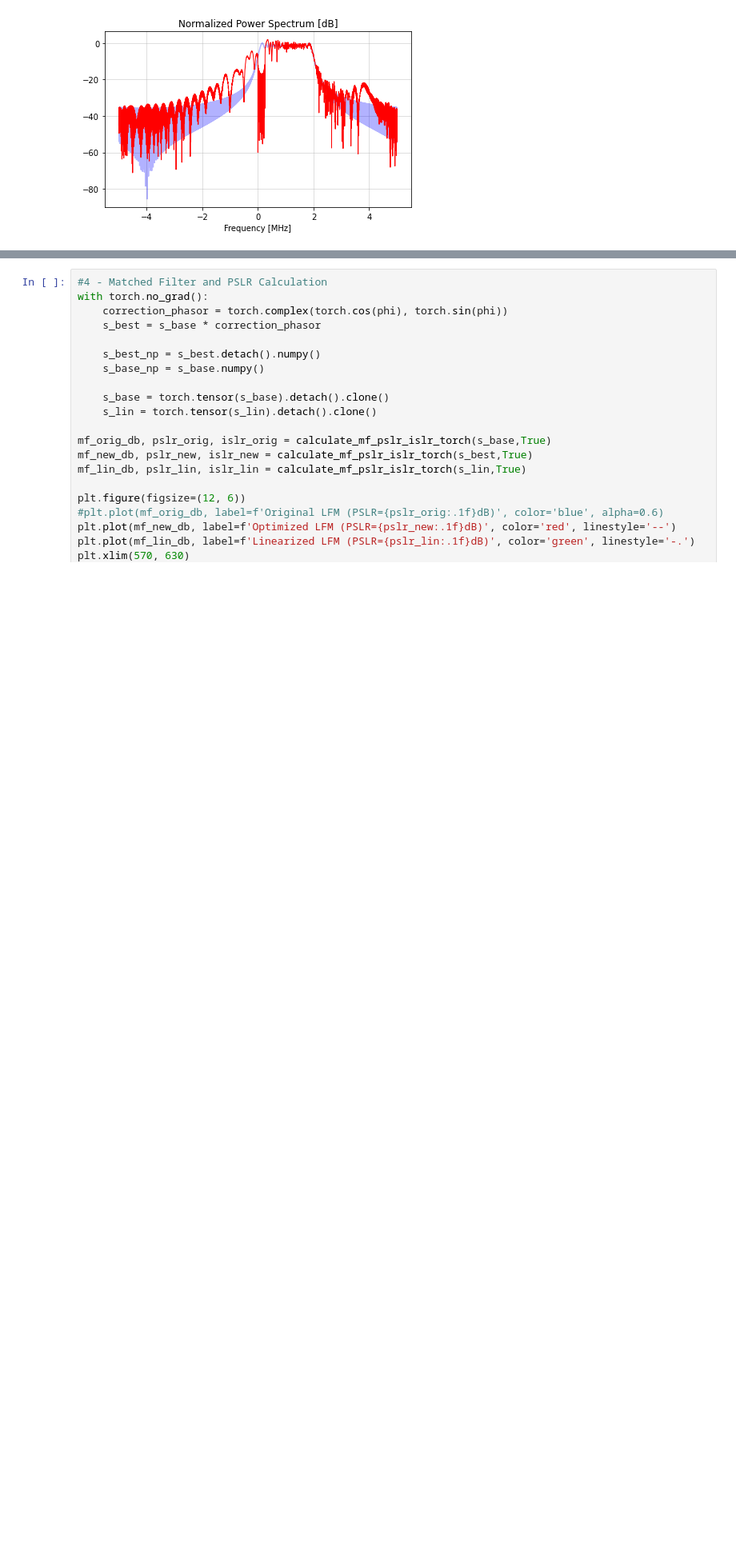
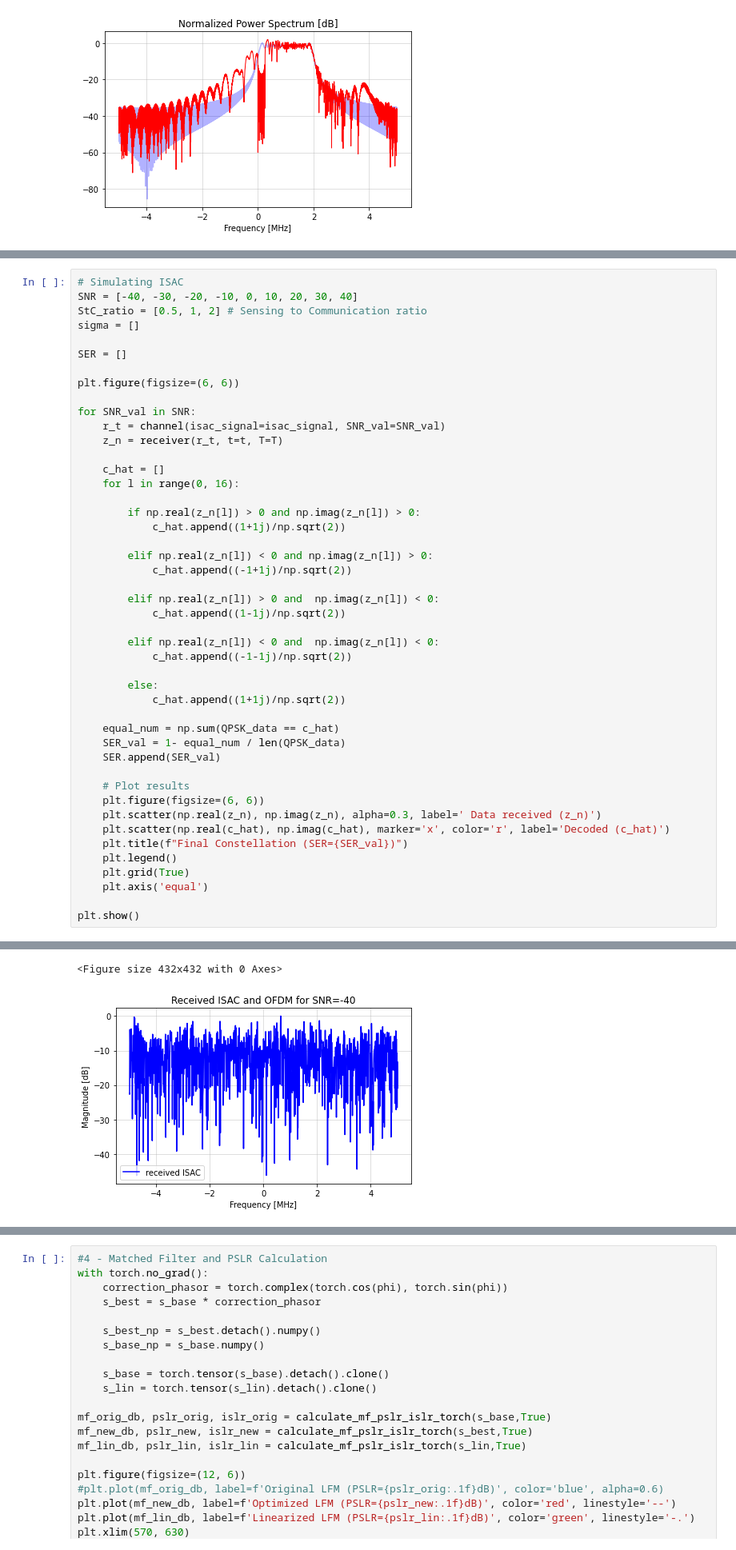
Before and after one commit to OriNik100/Spec_Null, a Jupyter notebook: non_linear_eq3.ipynb, the cells around one changed output, grey strips where cells are left out. Shown at 80% size. Saved outputs shown, nothing was run; the diff lists cells and outputs as text; blank space fills up the shorter version.

```diff
--- a/non_linear_eq3.ipynb
+++ b/non_linear_eq3.ipynb
@@ -510,0 +520,47 @@ mean signal magnitude:  0.06246921574195877
+# %%
+# Simulating ISAC
+SNR = [-40, -30, -20, -10, 0, 10, 20, 30, 40]
+StC_ratio = [0.5, 1, 2] # Sensing to Communication ratio
+sigma = []
+
+SER = []
+
+plt.figure(figsize=(6, 6))
+
+for SNR_val in SNR:
+    r_t = channel(isac_signal=isac_signal, SNR_val=SNR_val)
+    z_n = receiver(r_t, t=t, T=T)
+
+    c_hat = []
+    for l in range(0, 16):
+
+        if np.real(z_n[l]) > 0 and np.imag(z_n[l]) > 0:
+            c_hat.append((1+1j)/np.sqrt(2))
+
+        elif np.real(z_n[l]) < 0 and np.imag(z_n[l]) > 0:
+            c_hat.append((-1+1j)/np.sqrt(2))
+
+        elif np.real(z_n[l]) > 0 and  np.imag(z_n[l]) < 0:
+            c_hat.append((1-1j)/np.sqrt(2))
+
+        elif np.real(z_n[l]) < 0 and  np.imag(z_n[l]) < 0:
+            c_hat.append((-1-1j)/np.sqrt(2))
+
+        else:
+            c_hat.append((1+1j)/np.sqrt(2))
+
+    equal_num = np.sum(QPSK_data == c_hat)
+    SER_val = 1- equal_num / len(QPSK_data)
+    SER.append(SER_val)
+
+    # Plot results
+    plt.figure(figsize=(6, 6))
+    plt.scatter(np.real(z_n), np.imag(z_n), alpha=0.3, label=' Data received (z_n)')
+    plt.scatter(np.real(c_hat), np.imag(c_hat), marker='x', color='r', label='Decoded (c_hat)')
+    plt.title(f"Final Constellation (SER={SER_val})")
+    plt.legend()
+    plt.grid(True)
+    plt.axis('equal')
+
+plt.show()
+# %% [output]
@@ -510,0 +576,2 @@ mean signal magnitude:  0.06246921574195877
+<Figure size 432x432 with 0 Axes>
+[figure, added]
```
Also changed, not shown: parts of 3 cells of this notebook, 1 other file.
